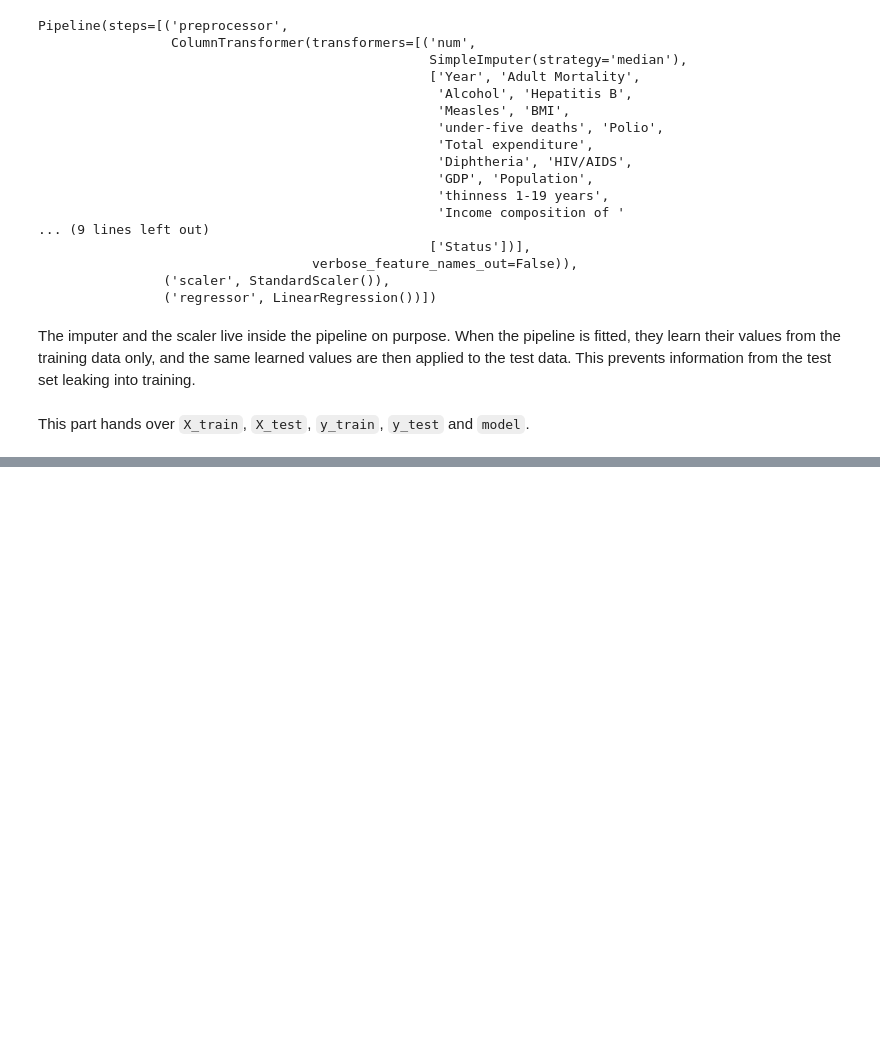
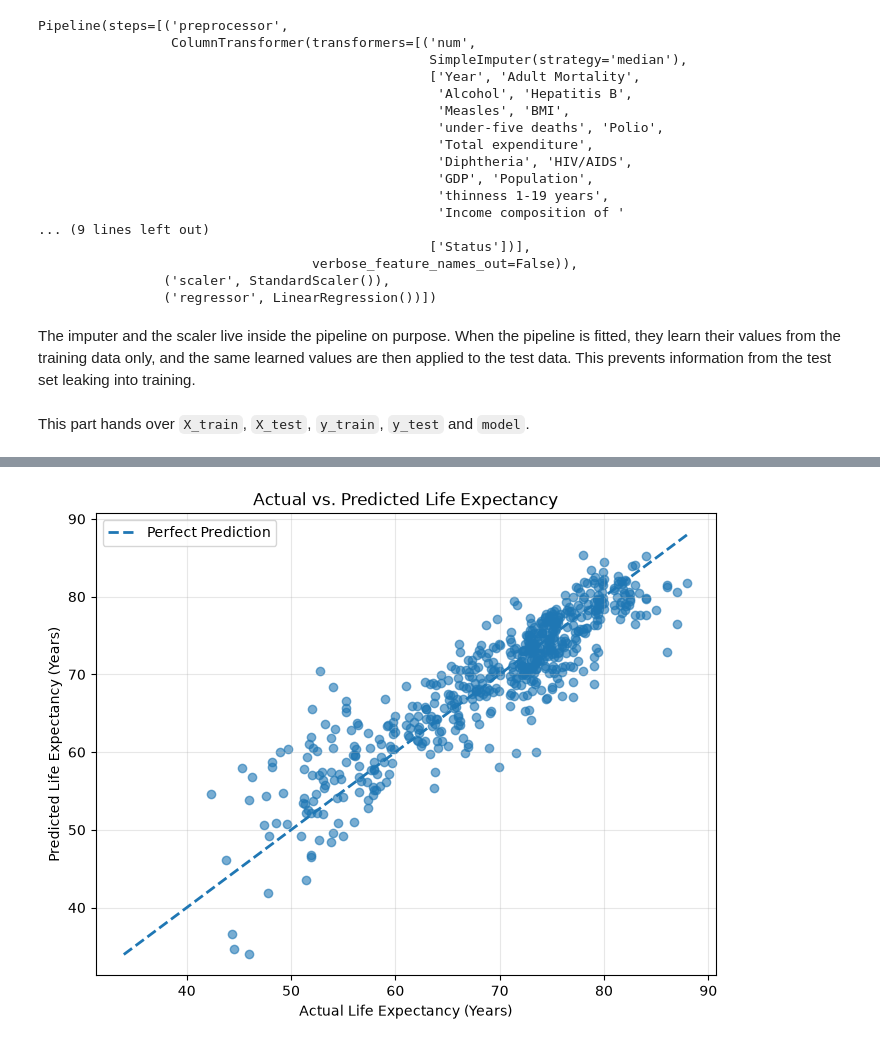
Before and after one commit to aaditverma0/life-expectancy-predictor, a Jupyter notebook: notebooks/main.ipynb, the cells around one changed output, grey strips where cells are left out. Saved outputs shown, nothing was run; the diff lists cells and outputs as text; code cells hidden in the pictures; blank space fills up the shorter version.

```diff
--- a/notebooks/main.ipynb
+++ b/notebooks/main.ipynb
@@ -312,0 +441,28 @@ This part hands over `X_train`, `X_test`, `y_train`, `y_test` and `model`.
+# %%
+
+# Actual vs. Predicted Visualization
+
+plt.figure(figsize=(8, 6))
+
+plt.scatter(y_test, y_pred, alpha=0.6)
+
+# Reference line for perfect predictions
+min_value = min(y_test.min(), y_pred.min())
+max_value = max(y_test.max(), y_pred.max())
+
+plt.plot(
+    [min_value, max_value],
+    [min_value, max_value],
+    linestyle="--",
+    linewidth=2,
+    label="Perfect Prediction"
+)
+
+plt.xlabel("Actual Life Expectancy (Years)")
+plt.ylabel("Predicted Life Expectancy (Years)")
+plt.title("Actual vs. Predicted Life Expectancy")
+plt.legend()
+plt.grid(alpha=0.3)
+plt.show()
+# %% [output]
+[figure, added]
```
Also changed, not shown: parts of 18 cells of this notebook, 1 other file.
